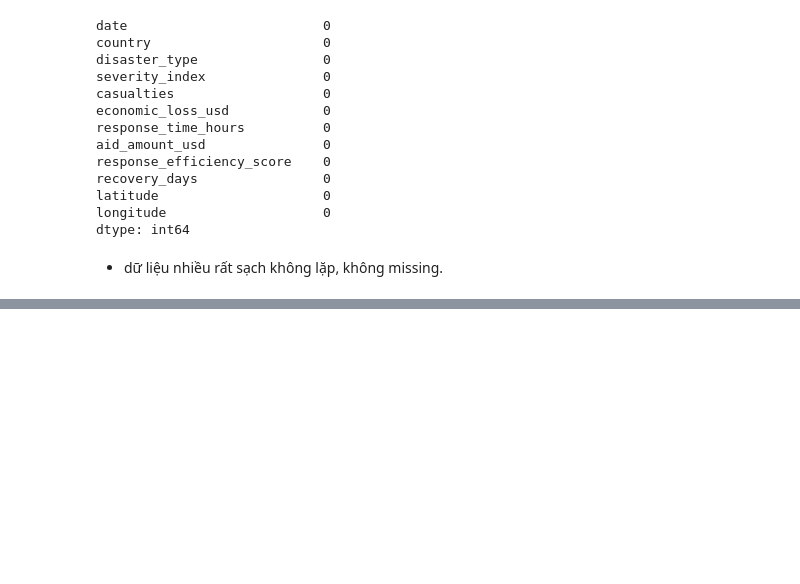
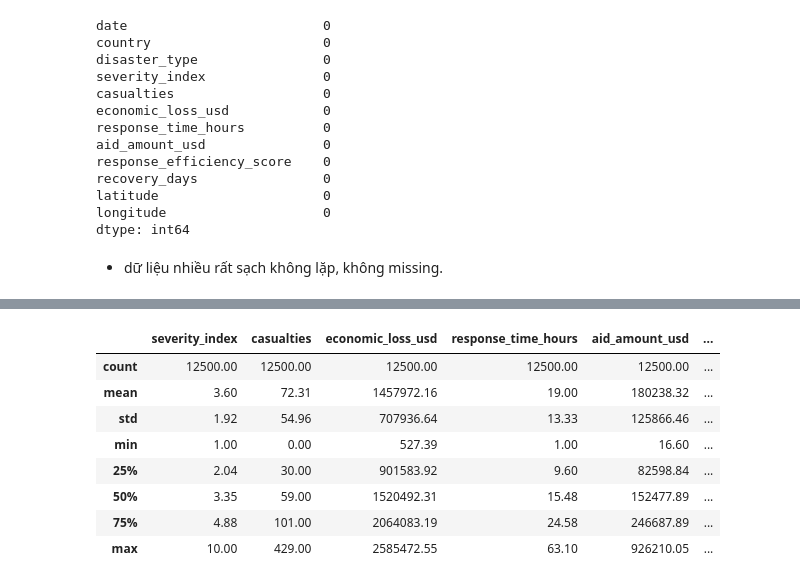
Before and after one commit to khoa-nguyen-data/Du-Doan-Tham-Hoa-Toan-Cau, a Jupyter notebook: Khoa/doc-hieu-du-lieu.ipynb, the cells around one changed output, grey strips where cells are left out. Drawn from its saved outputs; the diff is of its cells as text; code cells hidden in the pictures; blank space fills up the shorter version.

```diff
--- a/Khoa/doc-hieu-du-lieu.ipynb
+++ b/Khoa/doc-hieu-du-lieu.ipynb
@@ -134,0 +113,6 @@ economic_loss_extreme = get_min_max_rows(df_sev, 'economic_loss_usd')
+# %%
+df_low_economic_loss_usd = df[
+    (df['economic_loss_usd'] < 2_585_513.48)
+].copy()
+
+print("Số dòng <25%:", df_low_25.shape[0])
@@ -134,0 +121,6 @@ economic_loss_extreme = get_min_max_rows(df_sev, 'economic_loss_usd')
+# %%
+pd.set_option('display.float_format', '{:.2f}'.format)
+df_high_economic_loss_usd = df[
+    (df['economic_loss_usd'] > 6_950_614.61)
+].copy()
+print("Số dòng >75%:", df_high_economic_loss_usd.shape[0])
@@ -134,0 +129,3 @@ economic_loss_extreme = get_min_max_rows(df_sev, 'economic_loss_usd')
+# %%
+pd.set_option('display.float_format', '{:.2f}'.format)
+df.describe()
@@ -134,0 +142,12 @@ economic_loss_extreme = get_min_max_rows(df_sev, 'economic_loss_usd')
+# %%
+df_low_economic_loss_usd.describe()
+# %% [output]
+|  | severity_index | casualties | economic_loss_usd | response_time_hours | aid_amount_usd | ... |
+| count | 12500.00 | 12500.00 | 12500.00 | 12500.00 | 12500.00 | ... |
+| mean | 3.60 | 72.31 | 1457972.16 | 19.00 | 180238.32 | ... |
+| std | 1.92 | 54.96 | 707936.64 | 13.33 | 125866.46 | ... |
+| min | 1.00 | 0.00 | 527.39 | 1.00 | 16.60 | ... |
+| 25% | 2.04 | 30.00 | 901583.92 | 9.60 | 82598.84 | ... |
+| 50% | 3.35 | 59.00 | 1520492.31 | 15.48 | 152477.89 | ... |
+| 75% | 4.88 | 101.00 | 2064083.19 | 24.58 | 246687.89 | ... |
+| max | 10.00 | 429.00 | 2585472.55 | 63.10 | 926210.05 | ... |
```
Also changed, not shown: parts of 14 cells of this notebook, 2 other files.
